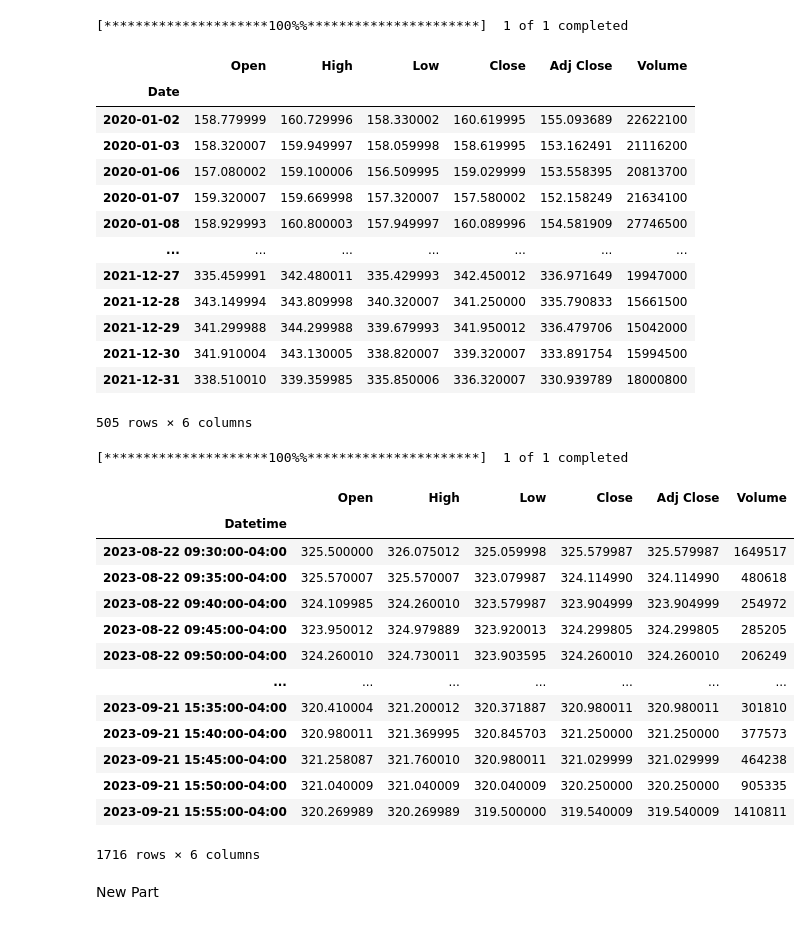
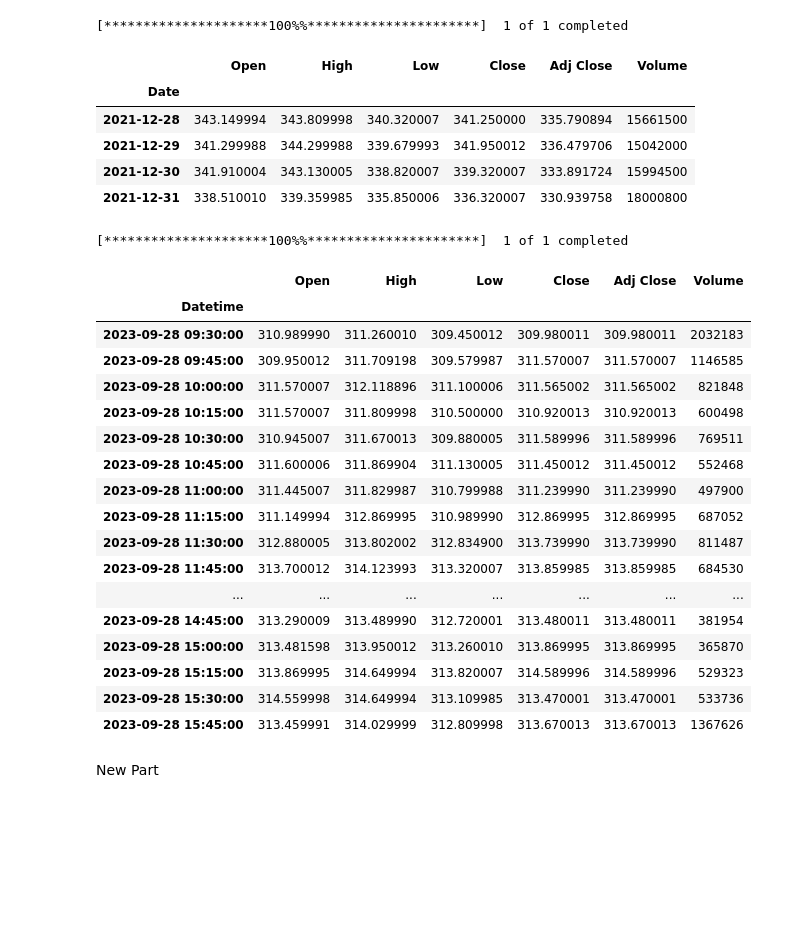
Before and after one commit to Vedp813/Algo_trade, a Jupyter notebook: Algorithmic_Trading.ipynb, the cells around one changed output. Drawn from its saved outputs; the diff is of its cells as text; code cells hidden in the pictures; blank space fills up the shorter version.

```diff
--- a/Algorithmic_Trading.ipynb
+++ b/Algorithmic_Trading.ipynb
@@ -37,41 +37,37 @@ yf.download('MSFT',period ='5d')
 # %%
 #here we can choose period for taking the readings
-yf.download('MSFT',start= '2020-01-01', end='2022-01-01')
+yf.download('MSFT',start= '2021-12-28', end='2022-01-01')
 # %% [output]
 [*********************100%%**********************]  1 of 1 completed
 |  | Open | High | Low | Close | Adj Close | Volume |
 | Date |  |  |  |  |  |  |
-| 2020-01-02 | 158.779999 | 160.729996 | 158.330002 | 160.619995 | 155.093689 | 22622100 |
-| 2020-01-03 | 158.320007 | 159.949997 | 158.059998 | 158.619995 | 153.162491 | 21116200 |
-| 2020-01-06 | 157.080002 | 159.100006 | 156.509995 | 159.029999 | 153.558395 | 20813700 |
-| 2020-01-07 | 159.320007 | 159.669998 | 157.320007 | 157.580002 | 152.158249 | 21634100 |
-| 2020-01-08 | 158.929993 | 160.800003 | 157.949997 | 160.089996 | 154.581909 | 27746500 |
-| ... | ... | ... | ... | ... | ... | ... |
-| 2021-12-27 | 335.459991 | 342.480011 | 335.429993 | 342.450012 | 336.971649 | 19947000 |
-| 2021-12-28 | 343.149994 | 343.809998 | 340.320007 | 341.250000 | 335.790833 | 15661500 |
+| 2021-12-28 | 343.149994 | 343.809998 | 340.320007 | 341.250000 | 335.790894 | 15661500 |
 | 2021-12-29 | 341.299988 | 344.299988 | 339.679993 | 341.950012 | 336.479706 | 15042000 |
-| 2021-12-30 | 341.910004 | 343.130005 | 338.820007 | 339.320007 | 333.891754 | 15994500 |
-| 2021-12-31 | 338.510010 | 339.359985 | 335.850006 | 336.320007 | 330.939789 | 18000800 |
+| 2021-12-30 | 341.910004 | 343.130005 | 338.820007 | 339.320007 | 333.891724 | 15994500 |
+| 2021-12-31 | 338.510010 | 339.359985 | 335.850006 | 336.320007 | 330.939758 | 18000800 |
-505 rows × 6 columns
 # %%
 #We can take the intra-day data as well (here you can only take the data for the time period of 60 days)
-yf.download('MSFT',period='1mo',interval='5m')
+yf.download('MSFT',period='1d',interval='15m')
 # %% [output]
 [*********************100%%**********************]  1 of 1 completed
 |  | Open | High | Low | Close | Adj Close | Volume |
 | Datetime |  |  |  |  |  |  |
-| 2023-08-22 09:30:00-04:00 | 325.500000 | 326.075012 | 325.059998 | 325.579987 | 325.579987 | 1649517 |
-| 2023-08-22 09:35:00-04:00 | 325.570007 | 325.570007 | 323.079987 | 324.114990 | 324.114990 | 480618 |
-| 2023-08-22 09:40:00-04:00 | 324.109985 | 324.260010 | 323.579987 | 323.904999 | 323.904999 | 254972 |
-| 2023-08-22 09:45:00-04:00 | 323.950012 | 324.979889 | 323.920013 | 324.299805 | 324.299805 | 285205 |
-| 2023-08-22 09:50:00-04:00 | 324.260010 | 324.730011 | 323.903595 | 324.260010 | 324.260010 | 206249 |
+| 2023-09-28 09:30:00 | 310.989990 | 311.260010 | 309.450012 | 309.980011 | 309.980011 | 2032183 |
+| 2023-09-28 09:45:00 | 309.950012 | 311.709198 | 309.579987 | 311.570007 | 311.570007 | 1146585 |
+| 2023-09-28 10:00:00 | 311.570007 | 312.118896 | 311.100006 | 311.565002 | 311.565002 | 821848 |
+| 2023-09-28 10:15:00 | 311.570007 | 311.809998 | 310.500000 | 310.920013 | 310.920013 | 600498 |
+| 2023-09-28 10:30:00 | 310.945007 | 311.670013 | 309.880005 | 311.589996 | 311.589996 | 769511 |
+| 2023-09-28 10:45:00 | 311.600006 | 311.869904 | 311.130005 | 311.450012 | 311.450012 | 552468 |
+| 2023-09-28 11:00:00 | 311.445007 | 311.829987 | 310.799988 | 311.239990 | 311.239990 | 497900 |
+| 2023-09-28 11:15:00 | 311.149994 | 312.869995 | 310.989990 | 312.869995 | 312.869995 | 687052 |
+| 2023-09-28 11:30:00 | 312.880005 | 313.802002 | 312.834900 | 313.739990 | 313.739990 | 811487 |
+| 2023-09-28 11:45:00 | 313.700012 | 314.123993 | 313.320007 | 313.859985 | 313.859985 | 684530 |
 | ... | ... | ... | ... | ... | ... | ... |
-| 2023-09-21 15:35:00-04:00 | 320.410004 | 321.200012 | 320.371887 | 320.980011 | 320.980011 | 301810 |
-| 2023-09-21 15:40:00-04:00 | 320.980011 | 321.369995 | 320.845703 | 321.250000 | 321.250000 | 377573 |
-| 2023-09-21 15:45:00-04:00 | 321.258087 | 321.760010 | 320.980011 | 321.029999 | 321.029999 | 464238 |
-| 2023-09-21 15:50:00-04:00 | 321.040009 | 321.040009 | 320.040009 | 320.250000 | 320.250000 | 905335 |
-| 2023-09-21 15:55:00-04:00 | 320.269989 | 320.269989 | 319.500000 | 319.540009 | 319.540009 | 1410811 |
+| 2023-09-28 14:45:00 | 313.290009 | 313.489990 | 312.720001 | 313.480011 | 313.480011 | 381954 |
+| 2023-09-28 15:00:00 | 313.481598 | 313.950012 | 313.260010 | 313.869995 | 313.869995 | 365870 |
+| 2023-09-28 15:15:00 | 313.869995 | 314.649994 | 313.820007 | 314.589996 | 314.589996 | 529323 |
+| 2023-09-28 15:30:00 | 314.559998 | 314.649994 | 313.109985 | 313.470001 | 313.470001 | 533736 |
+| 2023-09-28 15:45:00 | 313.459991 | 314.029999 | 312.809998 | 313.670013 | 313.670013 | 1367626 |
-1716 rows × 6 columns
 # %% [markdown]
 New Part
 # %%
```
Also changed, not shown: parts of 12 cells of this notebook.
